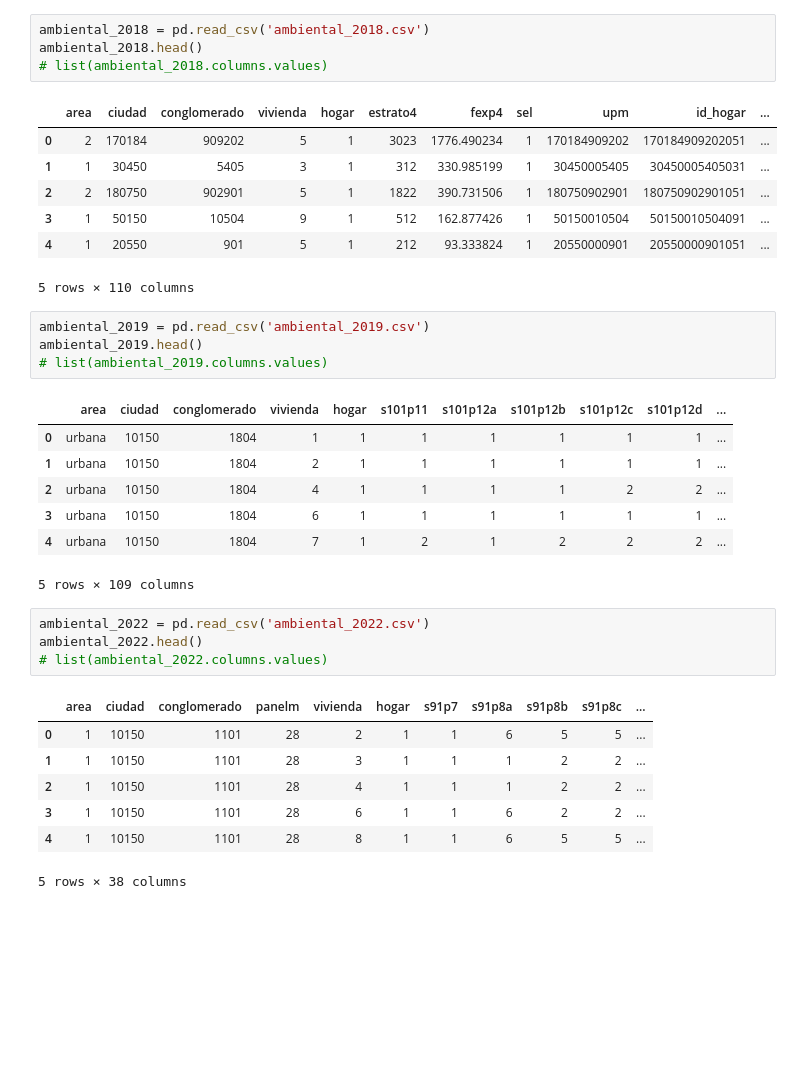
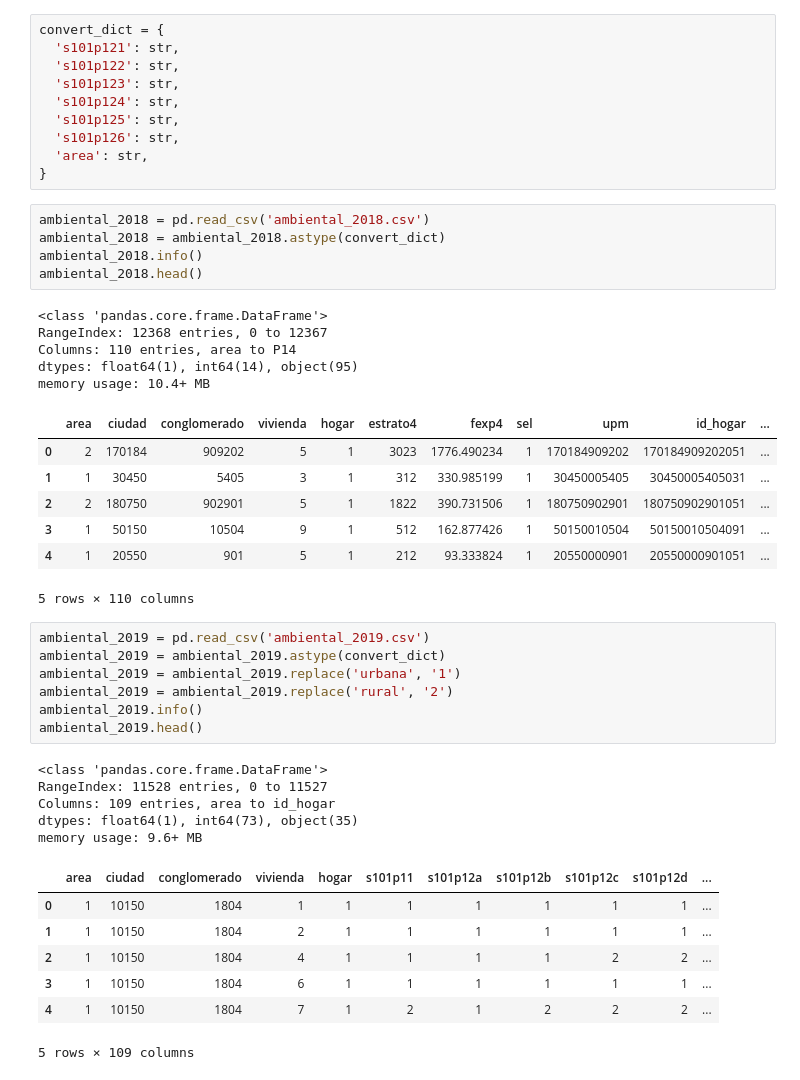
Before and after one commit to pedroaal/ambiental, a Jupyter notebook: main.ipynb, the cells around one changed output. Saved outputs shown, nothing was run; the diff lists cells and outputs as text; blank space fills up the shorter version.

```diff
--- a/main.ipynb
+++ b/main.ipynb
@@ -11,39 +11,51 @@ provinces.head()
 | 2 | 3 | 68 | ECU | Ecuador | 3 | Cañar | EC.CN | NaN | NaN | Provincia | Province | ... |
 | 3 | 4 | 68 | ECU | Ecuador | 4 | Carchi | EC.CR | NaN | NaN | Provincia | Province | ... |
 | 4 | 5 | 68 | ECU | Ecuador | 5 | Chimborazo | EC.CB | NaN | NaN | Provincia | Province | ... |
+# %%
+convert_dict = {
+  's101p121': str,
+  's101p122': str,
+  's101p123': str,
+  's101p124': str,
+  's101p125': str,
+  's101p126': str,
+  'area': str,
+}
 # %%
 ambiental_2018 = pd.read_csv('ambiental_2018.csv')
+ambiental_2018 = ambiental_2018.astype(convert_dict)
+ambiental_2018.info()
 ambiental_2018.head()
-# list(ambiental_2018.columns.values)
 # %% [output]
+<class 'pandas.core.frame.DataFrame'>
+RangeIndex: 12368 entries, 0 to 12367
+Columns: 110 entries, area to P14
+dtypes: float64(1), int64(14), object(95)
+memory usage: 10.4+ MB
 |  | area | ciudad | conglomerado | vivienda | hogar | estrato4 | fexp4 | sel | upm | id_hogar | ... |
 | 0 | 2 | 170184 | 909202 | 5 | 1 | 3023 | 1776.490234 | 1 | 170184909202 | 170184909202051 | ... |
 | 1 | 1 | 30450 | 5405 | 3 | 1 | 312 | 330.985199 | 1 | 30450005405 | 30450005405031 | ... |
 | 2 | 2 | 180750 | 902901 | 5 | 1 | 1822 | 390.731506 | 1 | 180750902901 | 180750902901051 | ... |
 | 3 | 1 | 50150 | 10504 | 9 | 1 | 512 | 162.877426 | 1 | 50150010504 | 50150010504091 | ... |
 | 4 | 1 | 20550 | 901 | 5 | 1 | 212 | 93.333824 | 1 | 20550000901 | 20550000901051 | ... |
-5 rows × 110 columns
+5 rows × 110 columns
-# %%
-ambiental_2019 = pd.read_csv('ambiental_2019.csv')
-ambiental_2019.head()
-# list(ambiental_2019.columns.values)
-# %% [output]
-|  | area | ciudad | conglomerado | vivienda | hogar | s101p11 | s101p12a | s101p12b | s101p12c | s101p12d | ... |
-| 0 | urbana | 10150 | 1804 | 1 | 1 | 1 | 1 | 1 | 1 | 1 | ... |
-| 1 | urbana | 10150 | 1804 | 2 | 1 | 1 | 1 | 1 | 1 | 1 | ... |
-| 2 | urbana | 10150 | 1804 | 4 | 1 | 1 | 1 | 1 | 2 | 2 | ... |
-| 3 | urbana | 10150 | 1804 | 6 | 1 | 1 | 1 | 1 | 1 | 1 | ... |
-| 4 | urbana | 10150 | 1804 | 7 | 1 | 2 | 1 | 2 | 2 | 2 | ... |
-5 rows × 109 columns
-# %%
-ambiental_2022 = pd.read_csv('ambiental_2022.csv')
-ambiental_2022.head()
-# list(ambiental_2022.columns.values)
-# %% [output]
-|  | area | ciudad | conglomerado | panelm | vivienda | hogar | s91p7 | s91p8a | s91p8b | s91p8c | ... |
-| 0 | 1 | 10150 | 1101 | 28 | 2 | 1 | 1 | 6 | 5 | 5 | ... |
-| 1 | 1 | 10150 | 1101 | 28 | 3 | 1 | 1 | 1 | 2 | 2 | ... |
-| 2 | 1 | 10150 | 1101 | 28 | 4 | 1 | 1 | 1 | 2 | 2 | ... |
-| 3 | 1 | 10150 | 1101 | 28 | 6 | 1 | 1 | 6 | 2 | 2 | ... |
-| 4 | 1 | 10150 | 1101 | 28 | 8 | 1 | 1 | 6 | 5 | 5 | ... |
-5 rows × 38 columns
+# %%
+ambiental_2019 = pd.read_csv('ambiental_2019.csv')
+ambiental_2019 = ambiental_2019.astype(convert_dict)
+ambiental_2019 = ambiental_2019.replace('urbana', '1')
+ambiental_2019 = ambiental_2019.replace('rural', '2')
+ambiental_2019.info()
+ambiental_2019.head()
+# %% [output]
+<class 'pandas.core.frame.DataFrame'>
+RangeIndex: 11528 entries, 0 to 11527
+Columns: 109 entries, area to id_hogar
+dtypes: float64(1), int64(73), object(35)
+memory usage: 9.6+ MB
+|  | area | ciudad | conglomerado | vivienda | hogar | s101p11 | s101p12a | s101p12b | s101p12c | s101p12d | ... |
+| 0 | 1 | 10150 | 1804 | 1 | 1 | 1 | 1 | 1 | 1 | 1 | ... |
+| 1 | 1 | 10150 | 1804 | 2 | 1 | 1 | 1 | 1 | 1 | 1 | ... |
+| 2 | 1 | 10150 | 1804 | 4 | 1 | 1 | 1 | 1 | 2 | 2 | ... |
+| 3 | 1 | 10150 | 1804 | 6 | 1 | 1 | 1 | 1 | 1 | 1 | ... |
+| 4 | 1 | 10150 | 1804 | 7 | 1 | 2 | 1 | 2 | 2 | 2 | ... |
+5 rows × 109 columns
```
Also changed, not shown: parts of 11 cells of this notebook, 1 other file.
